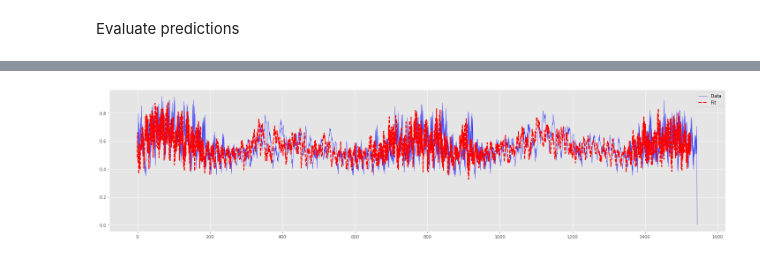
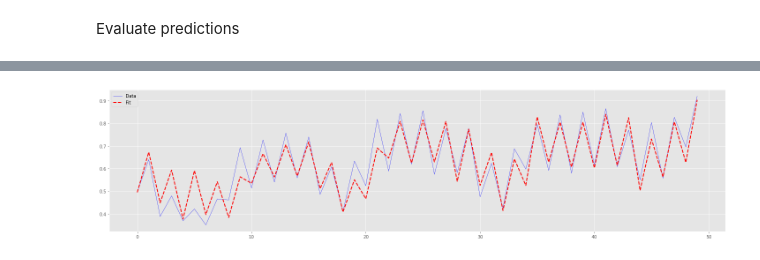
Before and after one commit to rafalopes74/EnergyConsumptionAI, a Jupyter notebook: EnergyConsumption.ipynb, the cells around one changed output, grey strips where cells are left out. Drawn from its saved outputs; the diff is of its cells as text; code cells hidden in the pictures.

```diff
--- a/EnergyConsumption.ipynb
+++ b/EnergyConsumption.ipynb
@@ -308,13 +322,13 @@ plt.show()
 # %%
 # Compare the test prediction
 
 plt.figure(figsize = (20, 5))
 
-plt.plot(normalized_data[-len(test)+2:], c='b',linewidth=0.5, linestyle="-",label="Data")
-plt.plot(testPredict, c='r',linewidth=2, linestyle="--",label="Fit")
+plt.plot(testY[:50], c='b',linewidth=0.5, linestyle="-",label="Data")
+plt.plot(testPredict[:50,0], c='r',linewidth=2, linestyle="--",label="Fit")
 
 plt.legend()
 plt.tight_layout()
 plt.show()
 # %% [output]
-[figure, old version]
+[figure, new version]
```
Also changed, not shown: parts of 8 cells of this notebook.
